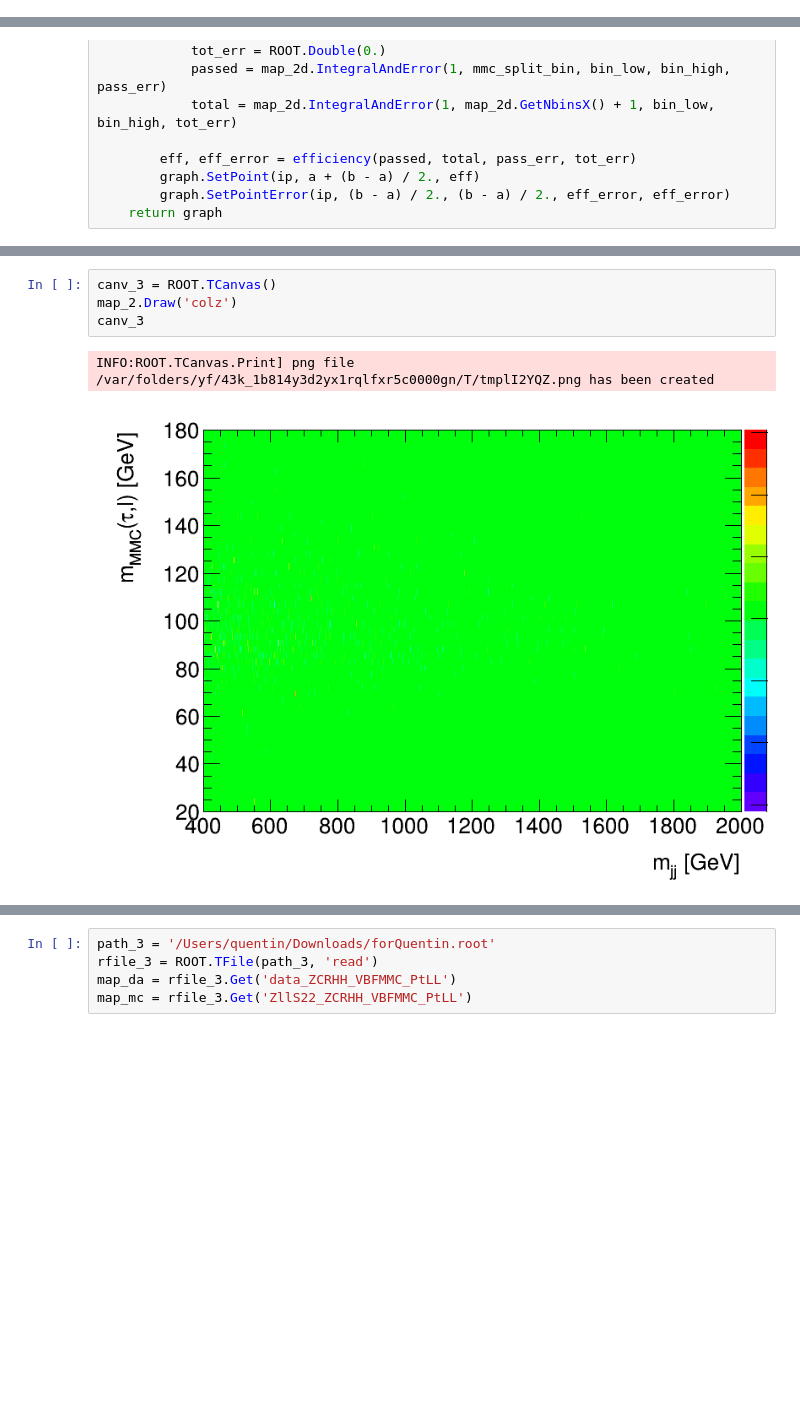
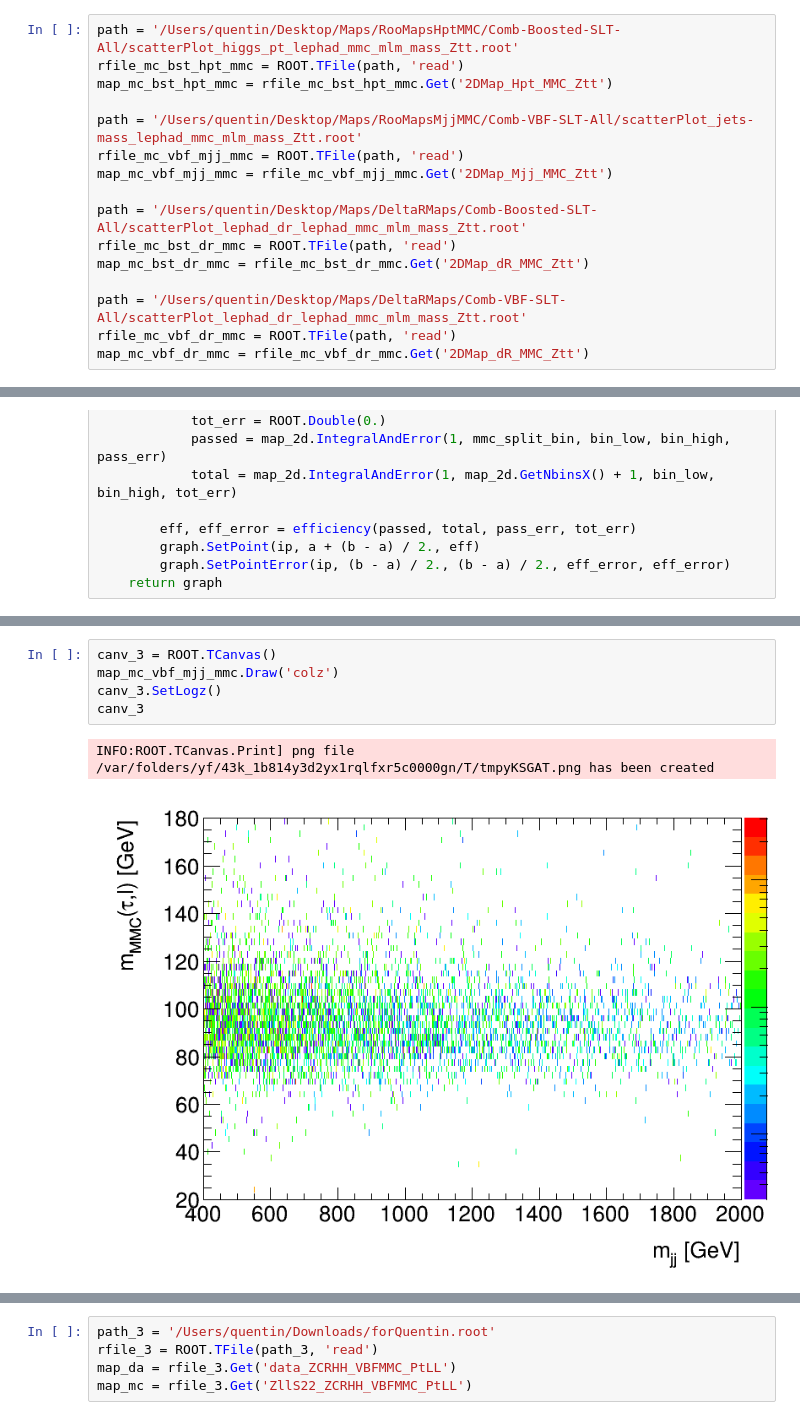
Before and after one commit to qbuat/WsInputInspector, a Jupyter notebook: scatter_analysis.ipynb, the cells around one changed output, grey strips where cells are left out. Drawn from its saved outputs; the diff is of its cells as text; blank space fills up the shorter version.

```diff
--- a/scatter_analysis.ipynb
+++ b/scatter_analysis.ipynb
@@ -27,2 +11,18 @@ map_2d = rfile.Get('2DMap_Hpt_MMC_Ztt')
+# %%
+path = '/Users/quentin/Desktop/Maps/RooMapsHptMMC/Comb-Boosted-SLT-All/scatterPlot_higgs_pt_lephad_mmc_mlm_mass_Ztt.root'
+rfile_mc_bst_hpt_mmc = ROOT.TFile(path, 'read')
+map_mc_bst_hpt_mmc = rfile_mc_bst_hpt_mmc.Get('2DMap_Hpt_MMC_Ztt')
+
+path = '/Users/quentin/Desktop/Maps/RooMapsMjjMMC/Comb-VBF-SLT-All/scatterPlot_jets-mass_lephad_mmc_mlm_mass_Ztt.root'
+rfile_mc_vbf_mjj_mmc = ROOT.TFile(path, 'read')
+map_mc_vbf_mjj_mmc = rfile_mc_vbf_mjj_mmc.Get('2DMap_Mjj_MMC_Ztt')
+
+path = '/Users/quentin/Desktop/Maps/DeltaRMaps/Comb-Boosted-SLT-All/scatterPlot_lephad_dr_lephad_mmc_mlm_mass_Ztt.root'
+rfile_mc_bst_dr_mmc = ROOT.TFile(path, 'read')
+map_mc_bst_dr_mmc = rfile_mc_bst_dr_mmc.Get('2DMap_dR_MMC_Ztt')
+
+path = '/Users/quentin/Desktop/Maps/DeltaRMaps/Comb-VBF-SLT-All/scatterPlot_lephad_dr_lephad_mmc_mlm_mass_Ztt.root'
+rfile_mc_vbf_dr_mmc = ROOT.TFile(path, 'read')
+map_mc_vbf_dr_mmc = rfile_mc_vbf_dr_mmc.Get('2DMap_dR_MMC_Ztt')
 # %%
 canv = ROOT.TCanvas()
@@ -126,7 +148,8 @@ map_2 = rfile_2.Get('2DMap_Mjj_MMC_Ztt')
 # %%
 canv_3 = ROOT.TCanvas()
-map_2.Draw('colz')
+map_mc_vbf_mjj_mmc.Draw('colz')
+canv_3.SetLogz()
 canv_3
 # %% [output]
-INFO:ROOT.TCanvas.Print] png file /var/folders/yf/43k_1b814y3d2yx1rqlfxr5c0000gn/T/tmplI2YQZ.png has been created
+INFO:ROOT.TCanvas.Print] png file /var/folders/yf/43k_1b814y3d2yx1rqlfxr5c0000gn/T/tmpyKSGAT.png has been created
-[figure, old version]
+[figure, new version]
```
Also changed, not shown: parts of 31 cells of this notebook, 1 other file.
